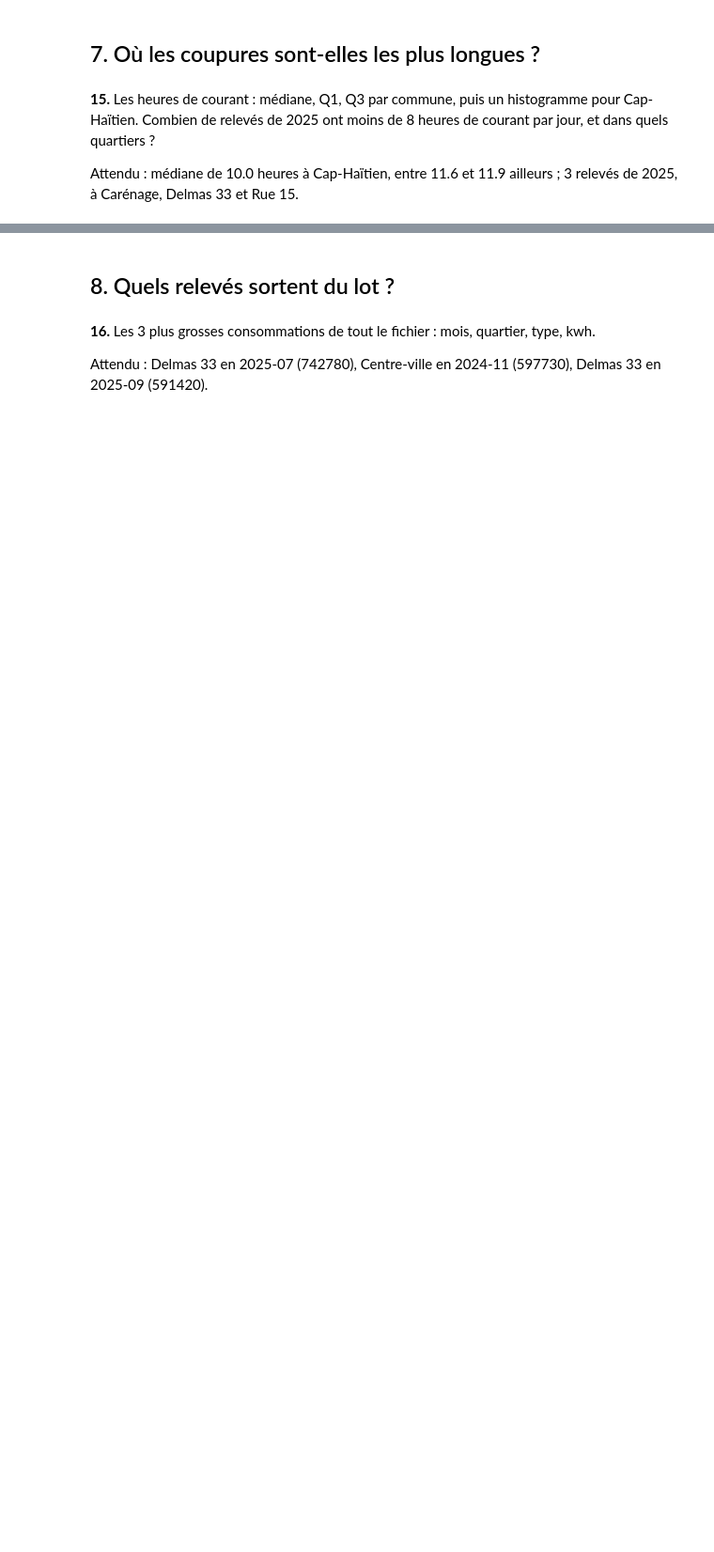
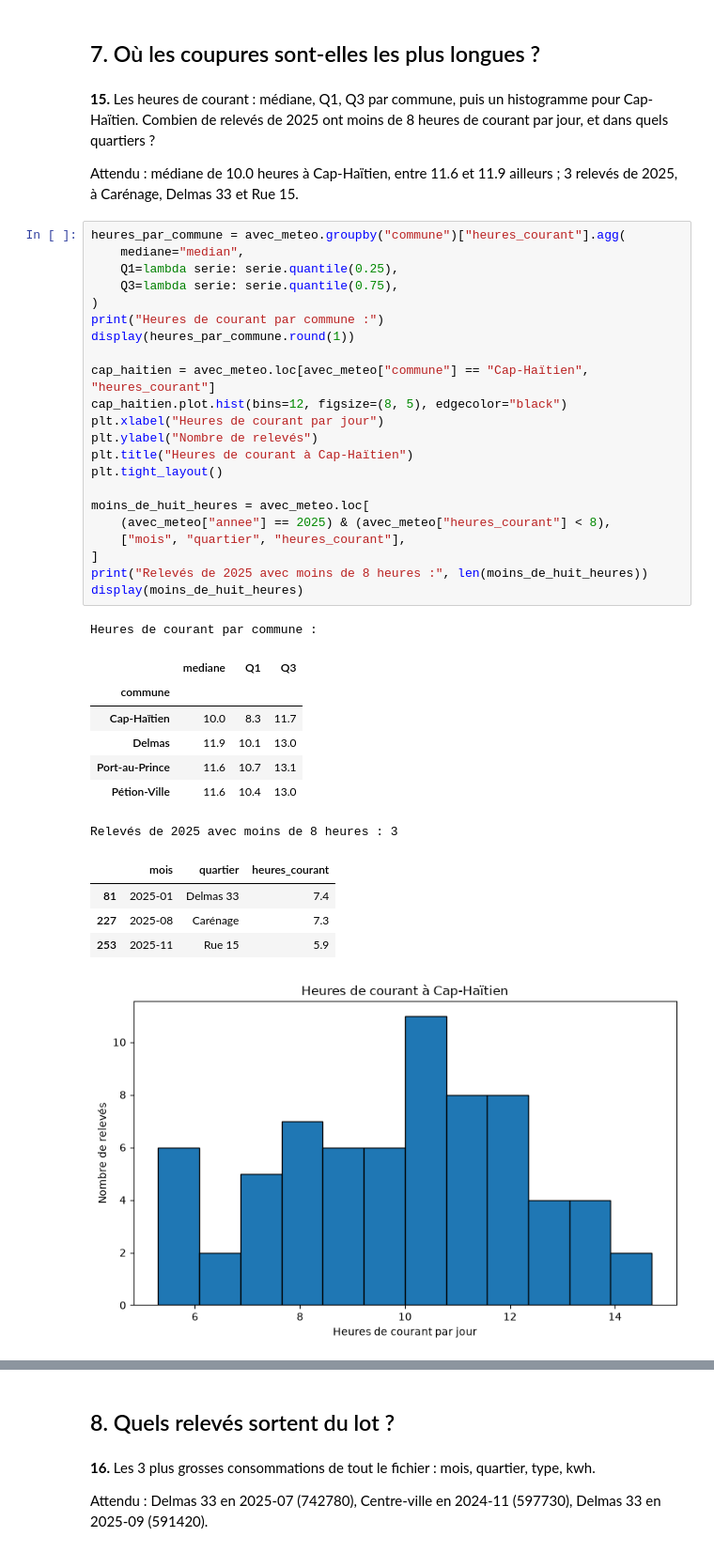
Before and after one commit to maxangelotnatoux/exercice-electricite, a Jupyter notebook: exploration.ipynb, the cells around one changed output, grey strips where cells are left out. Shown at 94% size. Saved outputs shown, nothing was run; the diff lists cells and outputs as text; blank space fills up the shorter version.

```diff
--- a/exploration.ipynb
+++ b/exploration.ipynb
@@ -263,4 +372,40 @@ Attendu : 0.76 avec les heures de courant, -0.15 avec la température.
 **15.** Les heures de courant : médiane, Q1, Q3 par commune, puis un histogramme pour Cap-Haïtien. Combien de relevés de 2025 ont moins de 8 heures de courant par jour, et dans quels quartiers ?
 
 Attendu : médiane de 10.0 heures à Cap-Haïtien, entre 11.6 et 11.9 ailleurs ; 3 relevés de 2025, à Carénage, Delmas 33 et Rue 15.
+# %%
+heures_par_commune = avec_meteo.groupby("commune")["heures_courant"].agg(
+    mediane="median",
+    Q1=lambda serie: serie.quantile(0.25),
+    Q3=lambda serie: serie.quantile(0.75),
+)
+print("Heures de courant par commune :")
+display(heures_par_commune.round(1))
+
+cap_haitien = avec_meteo.loc[avec_meteo["commune"] == "Cap-Haïtien", "heures_courant"]
+cap_haitien.plot.hist(bins=12, figsize=(8, 5), edgecolor="black")
+plt.xlabel("Heures de courant par jour")
+plt.ylabel("Nombre de relevés")
+plt.title("Heures de courant à Cap-Haïtien")
+plt.tight_layout()
+
+moins_de_huit_heures = avec_meteo.loc[
+    (avec_meteo["annee"] == 2025) & (avec_meteo["heures_courant"] < 8),
+    ["mois", "quartier", "heures_courant"],
+]
+print("Relevés de 2025 avec moins de 8 heures :", len(moins_de_huit_heures))
+display(moins_de_huit_heures)
+# %% [output]
+Heures de courant par commune :
+|  | mediane | Q1 | Q3 |
+| commune |  |  |  |
+| Cap-Haïtien | 10.0 | 8.3 | 11.7 |
+| Delmas | 11.9 | 10.1 | 13.0 |
+| Port-au-Prince | 11.6 | 10.7 | 13.1 |
+| Pétion-Ville | 11.6 | 10.4 | 13.0 |
+Relevés de 2025 avec moins de 8 heures : 3
+|  | mois | quartier | heures_courant |
+| 81 | 2025-01 | Delmas 33 | 7.4 |
+| 227 | 2025-08 | Carénage | 7.3 |
+| 253 | 2025-11 | Rue 15 | 5.9 |
+[figure, added]
 # %% [markdown]
```
Also changed, not shown: parts of 10 cells of this notebook, 1 other file.
